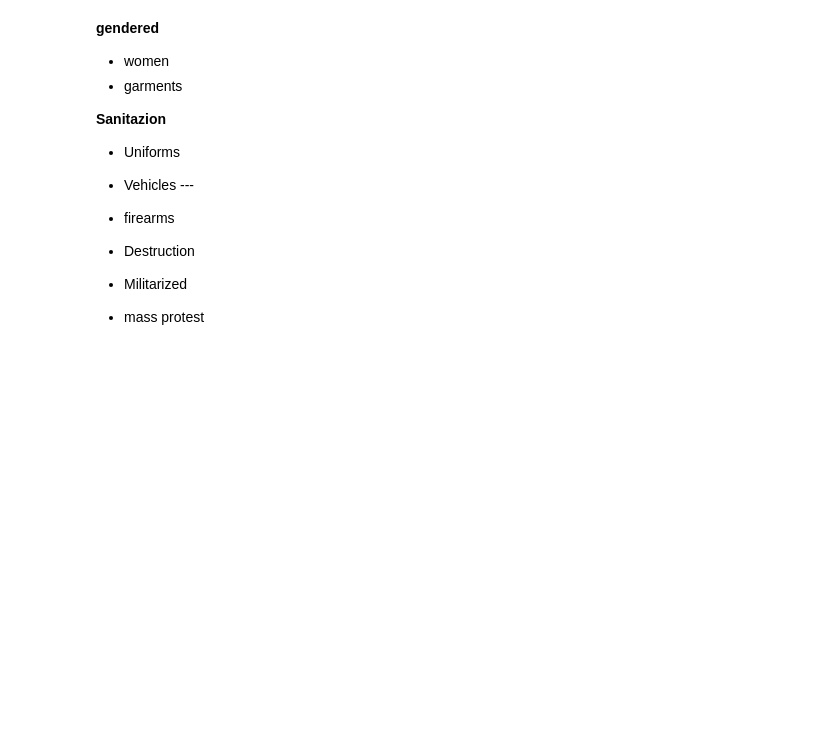
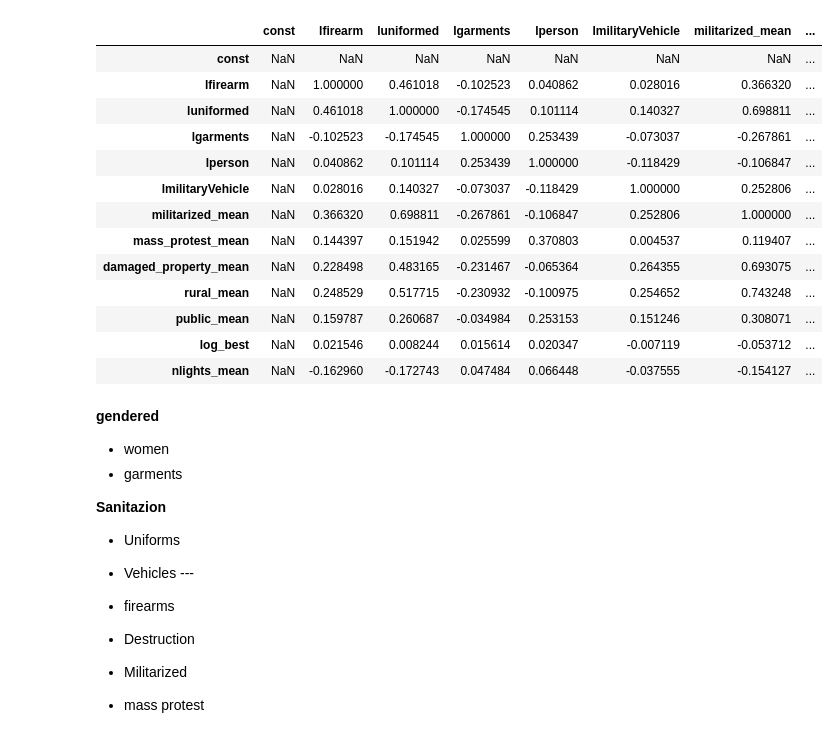
Before and after one commit to Polichinel/Detectron2, a Jupyter notebook: misc/frontline_stats.ipynb, the cells around one changed output. Cells and saved outputs as stored; diff of their text form; code cells hidden in the pictures; blank space fills up the shorter version.

```diff
--- a/misc/frontline_stats.ipynb
+++ b/misc/frontline_stats.ipynb
@@ -73,3 +102,9 @@ bodies_df['log_best_public'] = bodies_df['log_best'] * bodies_df['pp']
 
 public_df = bodies_df[bodies_df['pp']>0]
 privat_df = bodies_df[bodies_df['pp']<0]
+# %%
+vif_df = sm.add_constant(bodies_df[['lfirearm', 'luniformed', 'lgarments', 'lperson', 'lmilitaryVehicle', 'militarized_mean', 'mass_protest_mean', 'damaged_property_mean', 'rural_mean', 'public_mean', 'log_best', 'nlights_mean']])
+
+pd.Series([variance_inflation_factor(vif_df.values, i)
+               for i in range(vif_df.shape[1])],
+              index=vif_df.columns)
@@ -76,3 +126,20 @@ privat_df = bodies_df[bodies_df['pp']<0]
+# %%
+vif_df.corr()
+# %% [output]
+|  | const | lfirearm | luniformed | lgarments | lperson | lmilitaryVehicle | militarized_mean | ... |
+| const | NaN | NaN | NaN | NaN | NaN | NaN | NaN | ... |
+| lfirearm | NaN | 1.000000 | 0.461018 | -0.102523 | 0.040862 | 0.028016 | 0.366320 | ... |
+| luniformed | NaN | 0.461018 | 1.000000 | -0.174545 | 0.101114 | 0.140327 | 0.698811 | ... |
+| lgarments | NaN | -0.102523 | -0.174545 | 1.000000 | 0.253439 | -0.073037 | -0.267861 | ... |
+| lperson | NaN | 0.040862 | 0.101114 | 0.253439 | 1.000000 | -0.118429 | -0.106847 | ... |
+| lmilitaryVehicle | NaN | 0.028016 | 0.140327 | -0.073037 | -0.118429 | 1.000000 | 0.252806 | ... |
+| militarized_mean | NaN | 0.366320 | 0.698811 | -0.267861 | -0.106847 | 0.252806 | 1.000000 | ... |
+| mass_protest_mean | NaN | 0.144397 | 0.151942 | 0.025599 | 0.370803 | 0.004537 | 0.119407 | ... |
+| damaged_property_mean | NaN | 0.228498 | 0.483165 | -0.231467 | -0.065364 | 0.264355 | 0.693075 | ... |
+| rural_mean | NaN | 0.248529 | 0.517715 | -0.230932 | -0.100975 | 0.254652 | 0.743248 | ... |
+| public_mean | NaN | 0.159787 | 0.260687 | -0.034984 | 0.253153 | 0.151246 | 0.308071 | ... |
+| log_best | NaN | 0.021546 | 0.008244 | 0.015614 | 0.020347 | -0.007119 | -0.053712 | ... |
+| nlights_mean | NaN | -0.162960 | -0.172743 | 0.047484 | 0.066448 | -0.037555 | -0.154127 | ... |
 # %%
 results_dict = {}
 # %% [markdown]
```
Also changed, not shown: parts of 14 cells of this notebook, 4 other files.
